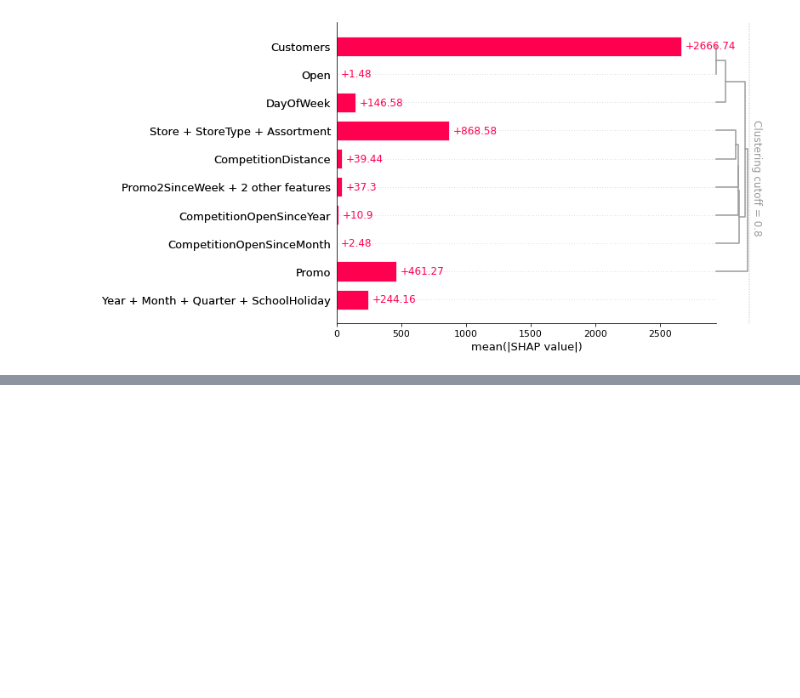
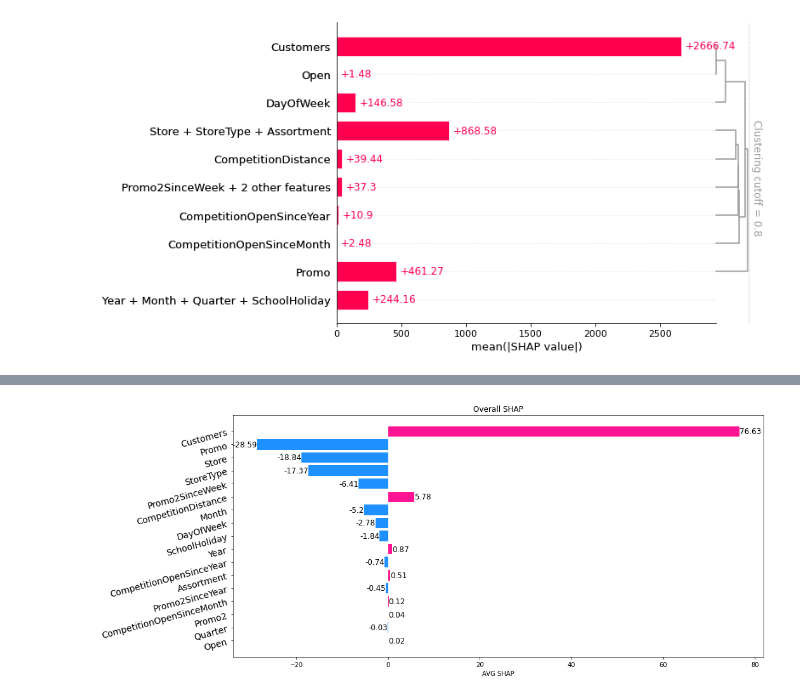
Before and after one commit to hanhanwu/Hanhan_Data_Science_Practice, a Jupyter notebook: Better4Industry/shap_advance/shap_insights.ipynb, the cells around one changed output, grey strips where cells are left out. Saved outputs shown, nothing was run; the diff lists cells and outputs as text; code cells hidden in the pictures; blank space fills up the shorter version.

Commit message:
SHAP advance, shap agg plots

```diff
--- a/Better4Industry/shap_advance/shap_agg_insights.ipynb
+++ b/Better4Industry/shap_advance/shap_insights.ipynb
@@ -81,6 +83,7 @@ shap_df = pd.DataFrame(shap_values)
 shap_df.columns = X_test.columns
 shap_df['SHAP_SUM'] = shap_df.sum(axis=1) + base_value
 shap_df['FORECAST'] = y_pred
+shap_df['BASE_VALUE'] = base_value
 
 print(min(y_test), min(shap_df['FORECAST']), min(shap_df['SHAP_SUM']))  # there are negative forecasted values
 print(f"{round(shap_df[shap_df['FORECAST'] < 0].shape[0]*100/shap_df.shape[0], 2)}%")  # % of negative predicted values
@@ -162,0 +185,7 @@ shap.plots.bar(exp, clustering=clustering, clustering_cutoff=0.8)
+# %%
+avg_sum_shap_df = pd.DataFrame(round(shap_df[X_test.columns].sum(axis=0)/shap_df.shape[0], 2)).rename(index=str, columns={0: 'AVG_SHAP'})
+avg_sum_shap_df['ABS_AVG_SHAP'] = abs(avg_sum_shap_df['AVG_SHAP'])
+avg_sum_shap_df = avg_sum_shap_df.sort_values(by='ABS_AVG_SHAP')
+avg_sum_shap_df['ABS_AVG_SHAP_PERCT'] = round(avg_sum_shap_df['ABS_AVG_SHAP'] *100/sum(avg_sum_shap_df['ABS_AVG_SHAP']), 2)
+avg_sum_shap_df['signed_ABS_AVG_SHAP_PERCT'] = round(avg_sum_shap_df['ABS_AVG_SHAP'] *100/sum(avg_sum_shap_df['ABS_AVG_SHAP']), 2) * np.sign(avg_sum_shap_df['AVG_SHAP'])
+avg_sum_shap_df
@@ -162,0 +211,20 @@ shap.plots.bar(exp, clustering=clustering, clustering_cutoff=0.8)
+# %%
+def show_agg_shap(x, y, show_perct=False):
+    plt.figure(figsize=(15,7))
+
+    clrs = ['dodgerblue' if (v<0) else 'deeppink' for v in y]
+    bar = plt.barh(x, y, color=clrs)
+    plt.bar_label(bar, fontsize=12)  # mark x value at the top of bar
+    plt.yticks(rotation='15', fontsize=14, horizontalalignment="right")
+    if show_perct:
+        plt.xlabel('ABS AVG SHAP %')
+        plt.title('Overall SHAP Contribution %')
+    else:
+        plt.xlabel('AVG SHAP')
+        plt.title('Overall SHAP')
+
+    plt.show()
+# %%
+show_agg_shap(x=avg_sum_shap_df.index, y=avg_sum_shap_df['AVG_SHAP'])
+# %% [output]
+[figure, added]
```
Also changed, not shown: parts of 6 cells of this notebook.
